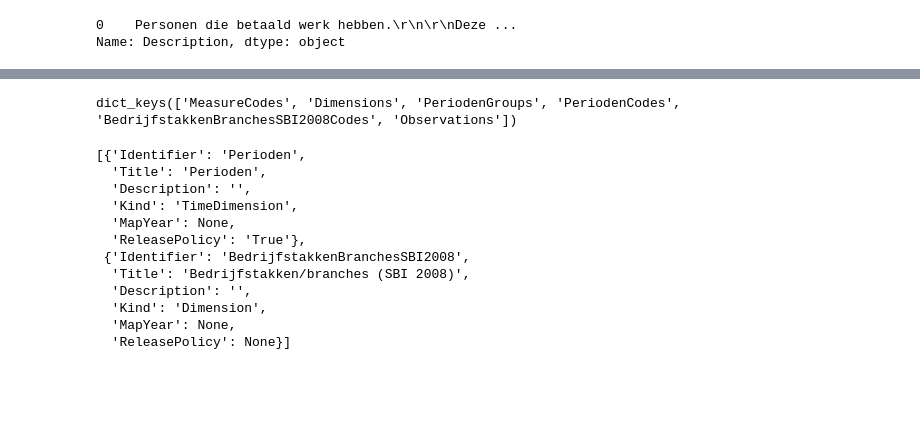
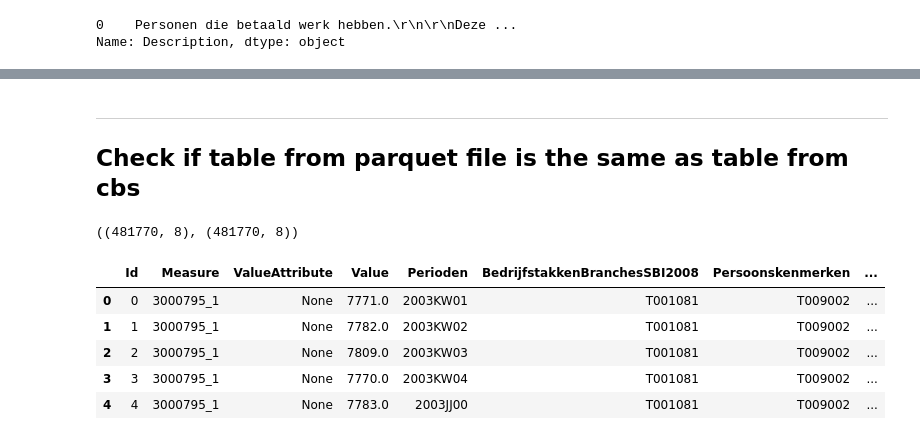
Before and after one commit to galamit86/nimbletl, a Jupyter notebook: nimbletl/temp_odata4_notebook.ipynb, the cells around one changed output, grey strips where cells are left out. Saved outputs shown, nothing was run; the diff lists cells and outputs as text; code cells hidden in the pictures; blank space fills up the shorter version.

```diff
--- a/nimbletl/temp_odata4_notebook.ipynb
+++ b/nimbletl/temp_odata4_notebook.ipynb
@@ -405,19 +316,0 @@ tables = [get_odata(url) for url in table_urls]
-# %%
-tables_dict.keys()
-# %% [output]
-dict_keys(['MeasureCodes', 'Dimensions', 'PeriodenGroups', 'PeriodenCodes', 'BedrijfstakkenBranchesSBI2008Codes', 'Observations'])
-# %%
-tables_dict['Dimensions']
-# %% [output]
-[{'Identifier': 'Perioden',
-  'Title': 'Perioden',
-  'Description': '',
-  'Kind': 'TimeDimension',
-  'MapYear': None,
-  'ReleasePolicy': 'True'},
- {'Identifier': 'BedrijfstakkenBranchesSBI2008',
-  'Title': 'Bedrijfstakken/branches (SBI 2008)',
-  'Description': '',
-  'Kind': 'Dimension',
-  'MapYear': None,
-  'ReleasePolicy': None}]
@@ -425,0 +317,16 @@ tables_dict = dict(zip(table_names, tables))
+# %% [markdown]
+_________
+## Check if table from parquet file is the same as table from cbs
+# %%
+from_pq.shape, from_cbs.shape
+# %% [output]
+((481770, 8), (481770, 8))
+# %%
+from_cbs.head()
+# %% [output]
+|  | Id | Measure | ValueAttribute | Value | Perioden | BedrijfstakkenBranchesSBI2008 | Persoonskenmerken | ... |
+| 0 | 0 | 3000795_1 | None | 7771.0 | 2003KW01 | T001081 | T009002 | ... |
+| 1 | 1 | 3000795_1 | None | 7782.0 | 2003KW02 | T001081 | T009002 | ... |
+| 2 | 2 | 3000795_1 | None | 7809.0 | 2003KW03 | T001081 | T009002 | ... |
+| 3 | 3 | 3000795_1 | None | 7770.0 | 2003KW04 | T001081 | T009002 | ... |
+| 4 | 4 | 3000795_1 | None | 7783.0 | 2003JJ00 | T001081 | T009002 | ... |
```
Also changed, not shown: parts of 45 cells of this notebook, 2 other files.
